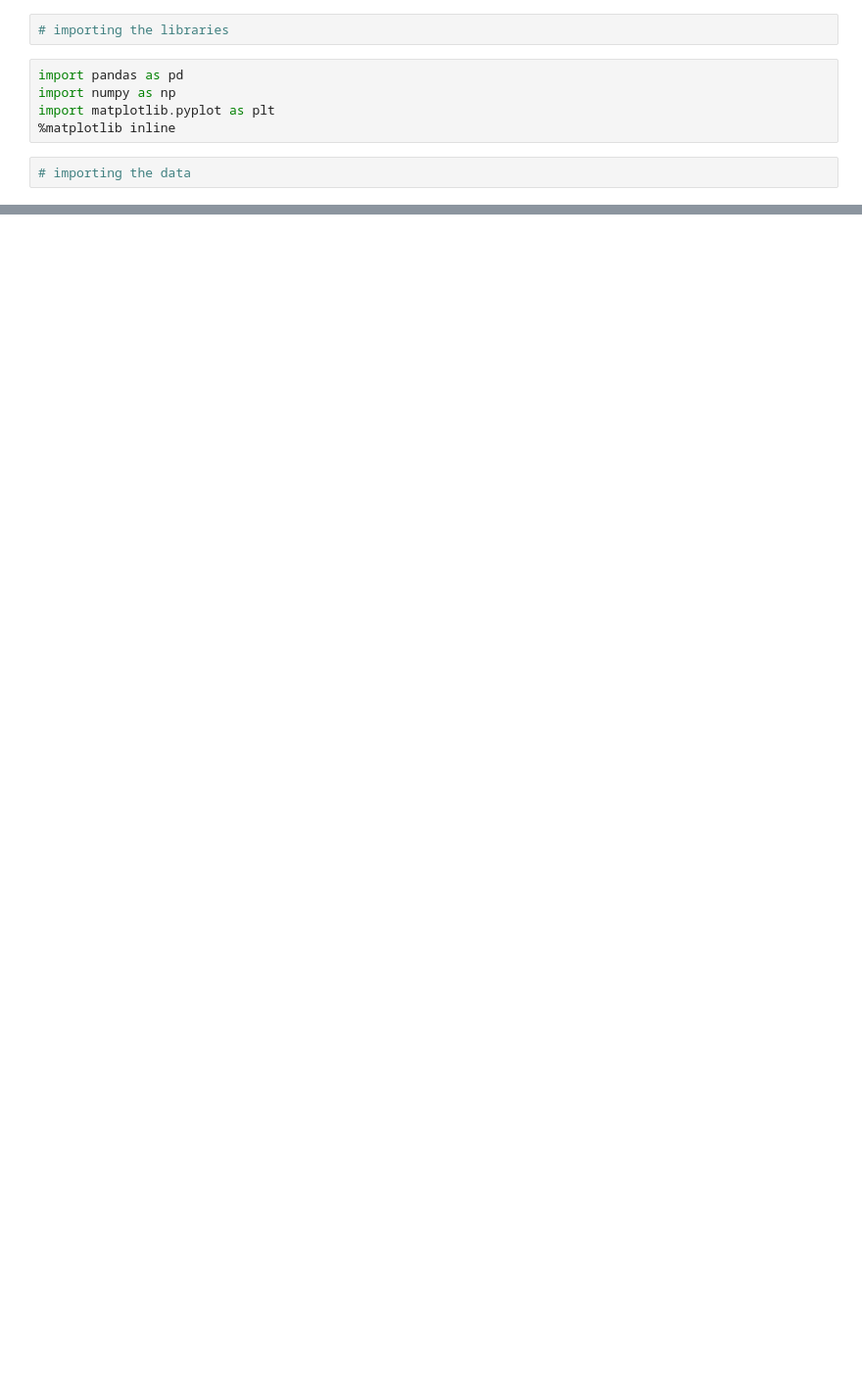
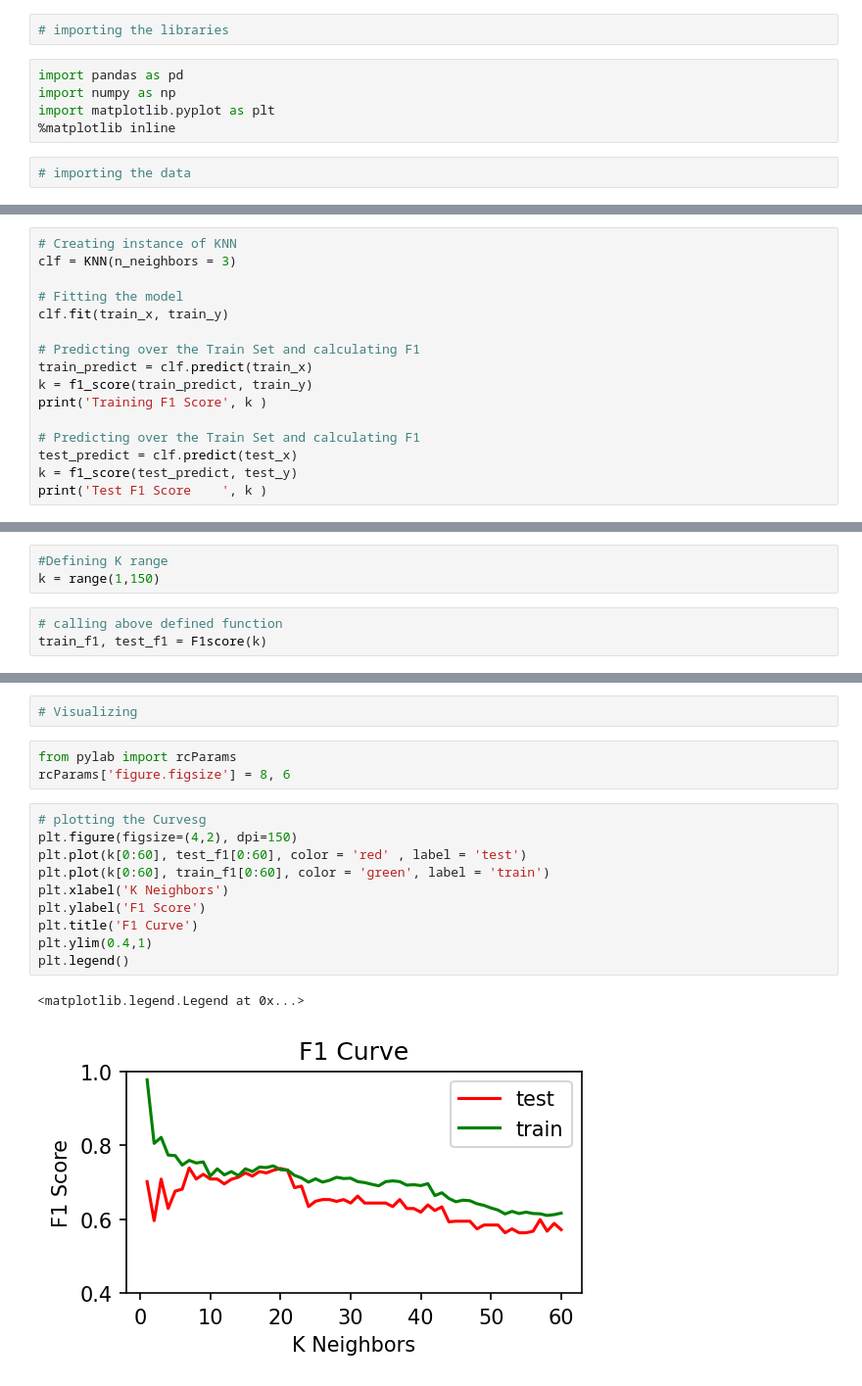
Before and after one commit to surrajj20/Machine_Learning_Projects, a Jupyter notebook: Self programed/overfitting_and_underfitting.ipynb, the cells around one changed output, grey strips where cells are left out. Shown: that part at 98% size. Saved outputs shown, nothing was run; the diff lists cells and outputs as text; blank space fills up the shorter version.

```diff
--- a/Self programed/overfitting_and_underfitting.ipynb
+++ b/Self programed/overfitting_and_underfitting.ipynb
@@ -13,0 +64,16 @@ FileNotFoundError: [Errno 2] File data_cleaned.csv does not exist: 'data_cleaned
+# %%
+# Creating instance of KNN
+clf = KNN(n_neighbors = 3)
+
+# Fitting the model
+clf.fit(train_x, train_y)
+
+# Predicting over the Train Set and calculating F1
+train_predict = clf.predict(train_x)
+k = f1_score(train_predict, train_y)
+print('Training F1 Score', k )
+
+# Predicting over the Train Set and calculating F1
+test_predict = clf.predict(test_x)
+k = f1_score(test_predict, test_y)
+print('Test F1 Score    ', k )
@@ -13,0 +115,6 @@ FileNotFoundError: [Errno 2] File data_cleaned.csv does not exist: 'data_cleaned
+# %%
+#Defining K range
+k = range(1,150)
+# %%
+# calling above defined function
+train_f1, test_f1 = F1score(k)
@@ -13,0 +138,18 @@ FileNotFoundError: [Errno 2] File data_cleaned.csv does not exist: 'data_cleaned
+# %%
+# Visualizing
+# %%
+from pylab import rcParams
+rcParams['figure.figsize'] = 8, 6
+# %%
+# plotting the Curvesg
+plt.figure(figsize=(4,2), dpi=150)
+plt.plot(k[0:60], test_f1[0:60], color = 'red' , label = 'test')
+plt.plot(k[0:60], train_f1[0:60], color = 'green', label = 'train')
+plt.xlabel('K Neighbors')
+plt.ylabel('F1 Score')
+plt.title('F1 Curve')
+plt.ylim(0.4,1)
+plt.legend()
+# %% [output]
+<matplotlib.legend.Legend at 0x...>
+[figure, added]
```
Also changed, not shown: parts of 18 cells of this notebook.
